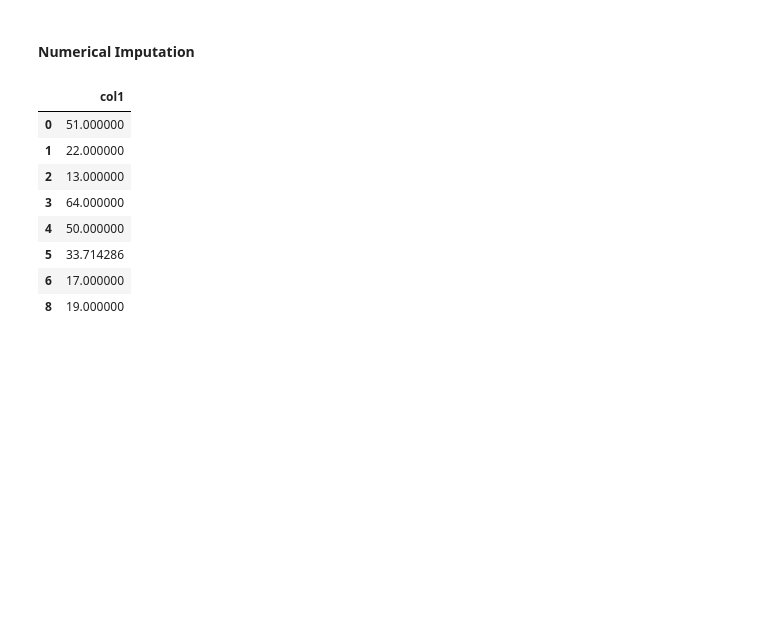
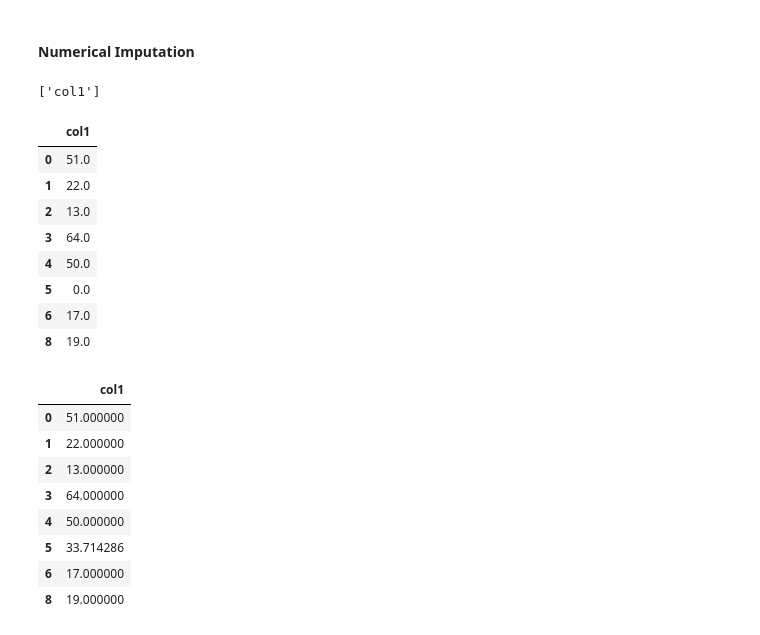
Before and after one commit to abid-rasel/MLOB_My_FILE, a Jupyter notebook: Session/Day 12/data_Preprocessing.ipynb, the cells around one changed output. Saved outputs shown, nothing was run; the diff lists cells and outputs as text; code cells hidden in the pictures; blank space fills up the shorter version.

```diff
--- a/Session/Day 12/data_Preprocessing.ipynb
+++ b/Session/Day 12/data_Preprocessing.ipynb
@@ -122,6 +132,21 @@ Mode of col1: 13.0
 #### Numerical Imputation
 # %%
 num_cols = ['col1']
+num_cols
+# %% [output]
+['col1']
+# %%
+data[num_cols].fillna(0)
+# %% [output]
+|  | col1 |
+| 0 | 51.0 |
+| 1 | 22.0 |
+| 2 | 13.0 |
+| 3 | 64.0 |
+| 4 | 50.0 |
+| 5 | 0.0 |
+| 6 | 17.0 |
+| 8 | 19.0 |
 # %%
 # Filling all missing values with 0
 data[num_cols].fillna(data['col1'].mean())
```
Also changed, not shown: parts of 9 cells of this notebook, 6 other files.
